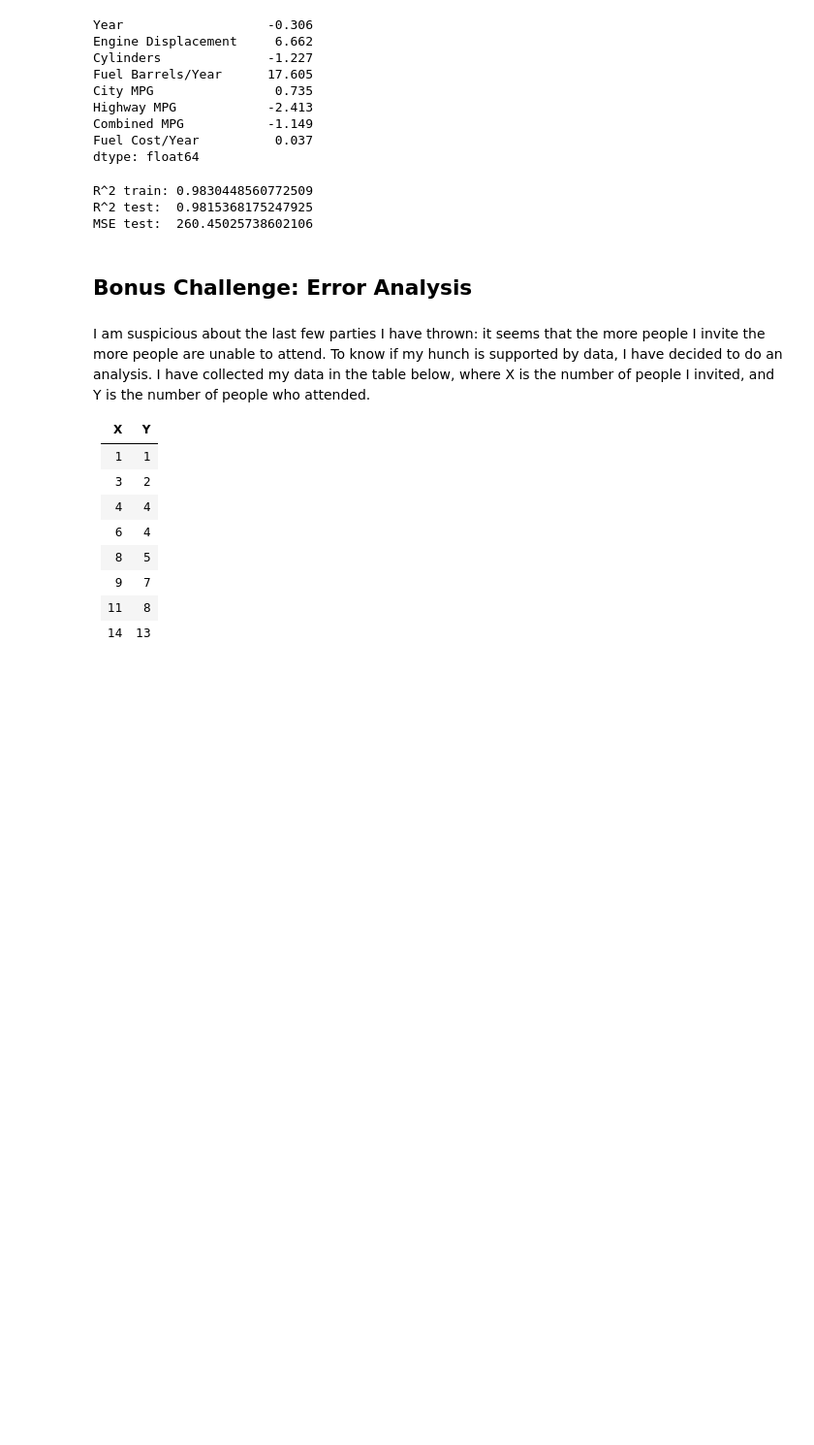
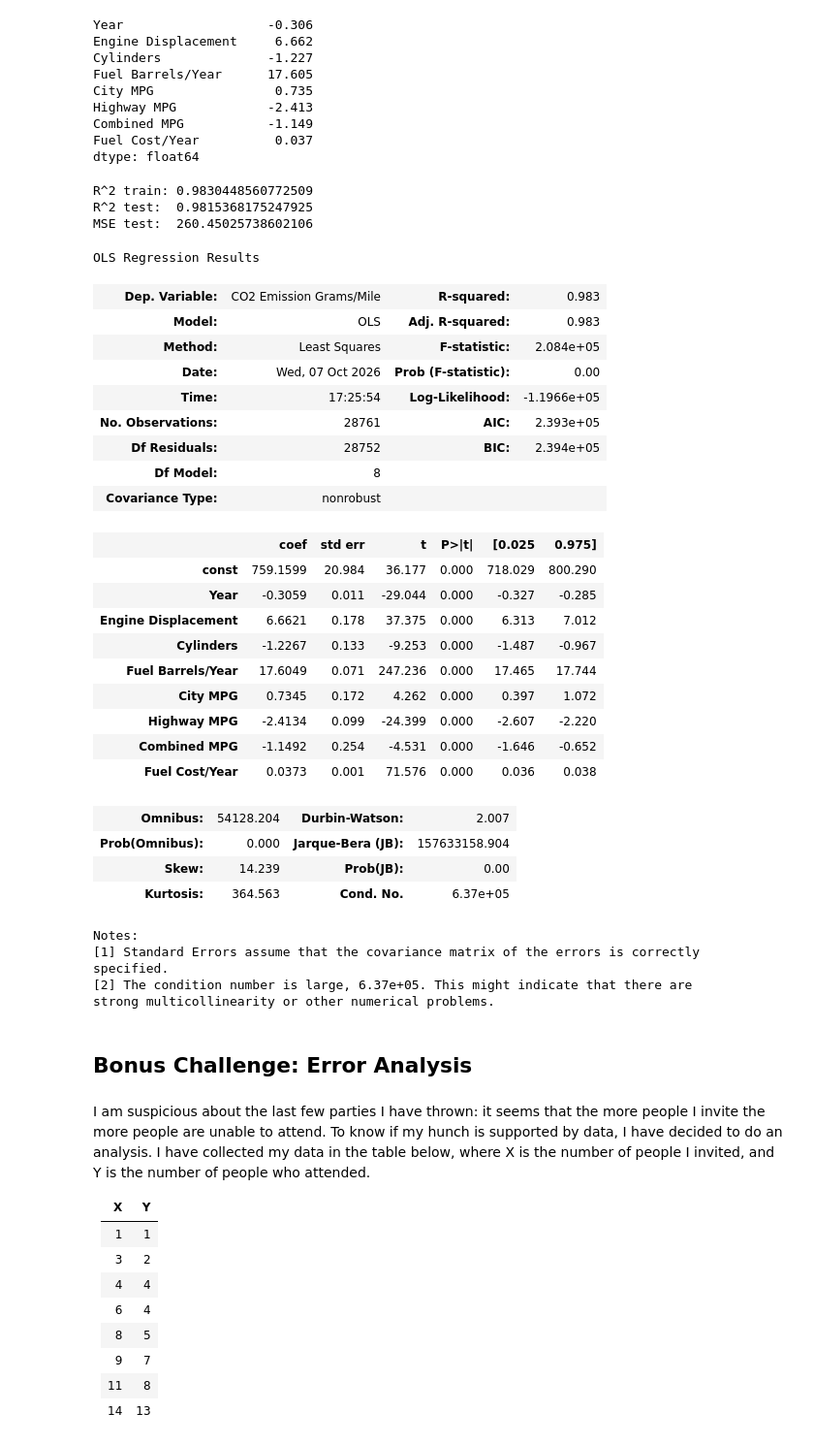
Before and after one commit to ironhack-labs/lab-regression-analysis-en, a Jupyter notebook: your-code/lab-regression-analysis.ipynb, the cells around one changed output. Shown at 97% size. Cells and saved outputs as stored; diff of their text form; code cells hidden in the pictures; blank space fills up the shorter version.

```diff
--- a/your-code/lab-regression-analysis.ipynb
+++ b/your-code/lab-regression-analysis.ipynb
@@ -328,6 +328,40 @@ MSE test:  260.45025738602106
 #    * Notably, including all numerical columns dropped our Testing MSE down from ~289
 #      to 260.45, proving that adding these additional features made our predictions
 #      substantially more accurate while maintaining perfect generalization.
+# %%
+import statsmodels.api as sm
+
+est = sm.OLS(y_train, sm.add_constant(X_train)).fit()
+est.summary()
+# %% [output]
+OLS Regression Results
+| Dep. Variable: | CO2 Emission Grams/Mile | R-squared: | 0.983 |
+| Model: | OLS | Adj. R-squared: | 0.983 |
+| Method: | Least Squares | F-statistic: | 2.084e+05 |
+| Date: | Wed, 07 Oct 2026 | Prob (F-statistic): | 0.00 |
+| Time: | 17:25:54 | Log-Likelihood: | -1.1966e+05 |
+| No. Observations: | 28761 | AIC: | 2.393e+05 |
+| Df Residuals: | 28752 | BIC: | 2.394e+05 |
+| Df Model: | 8 |  |  |
+| Covariance Type: | nonrobust |  |  |
+|  | coef | std err | t | P>|t| | [0.025 | 0.975] |
+| const | 759.1599 | 20.984 | 36.177 | 0.000 | 718.029 | 800.290 |
+| Year | -0.3059 | 0.011 | -29.044 | 0.000 | -0.327 | -0.285 |
+| Engine Displacement | 6.6621 | 0.178 | 37.375 | 0.000 | 6.313 | 7.012 |
+| Cylinders | -1.2267 | 0.133 | -9.253 | 0.000 | -1.487 | -0.967 |
+| Fuel Barrels/Year | 17.6049 | 0.071 | 247.236 | 0.000 | 17.465 | 17.744 |
+| City MPG | 0.7345 | 0.172 | 4.262 | 0.000 | 0.397 | 1.072 |
+| Highway MPG | -2.4134 | 0.099 | -24.399 | 0.000 | -2.607 | -2.220 |
+| Combined MPG | -1.1492 | 0.254 | -4.531 | 0.000 | -1.646 | -0.652 |
+| Fuel Cost/Year | 0.0373 | 0.001 | 71.576 | 0.000 | 0.036 | 0.038 |
+| Omnibus: | 54128.204 | Durbin-Watson: | 2.007 |
+| Prob(Omnibus): | 0.000 | Jarque-Bera (JB): | 157633158.904 |
+| Skew: | 14.239 | Prob(JB): | 0.00 |
+| Kurtosis: | 364.563 | Cond. No. | 6.37e+05 |
+Notes:
+[1] Standard Errors assume that the covariance matrix of the errors is correctly specified.
+[2] The condition number is large, 6.37e+05. This might indicate that there are
+strong multicollinearity or other numerical problems.
 # %% [markdown]
 ## Bonus Challenge: Error Analysis
 # %% [markdown]
```
